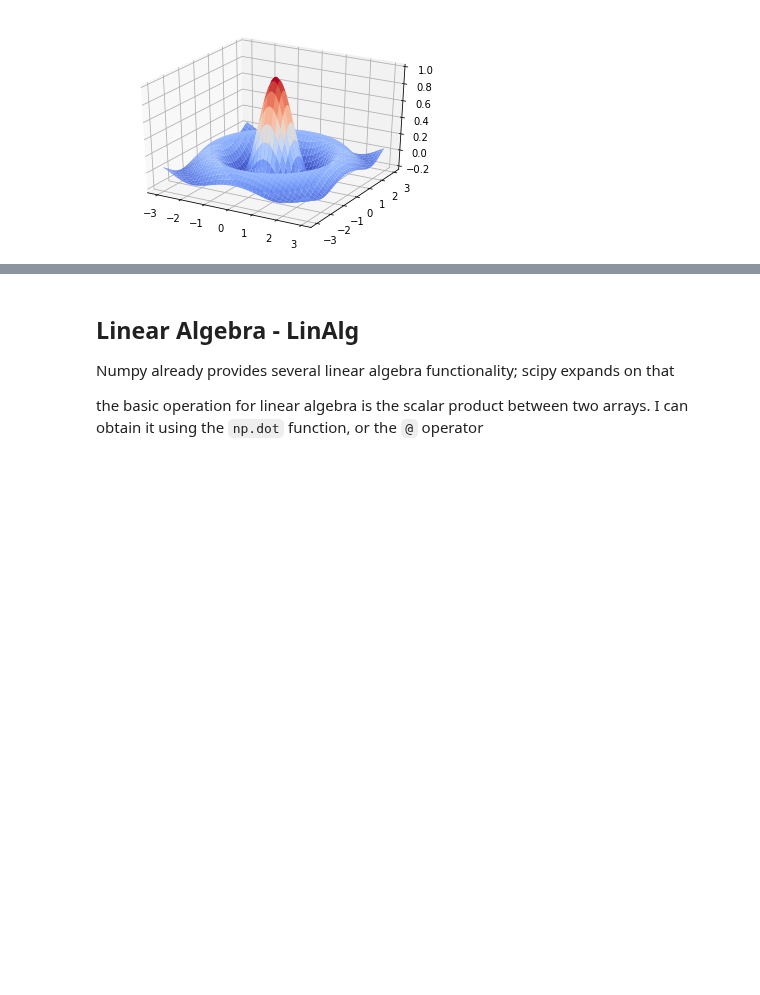
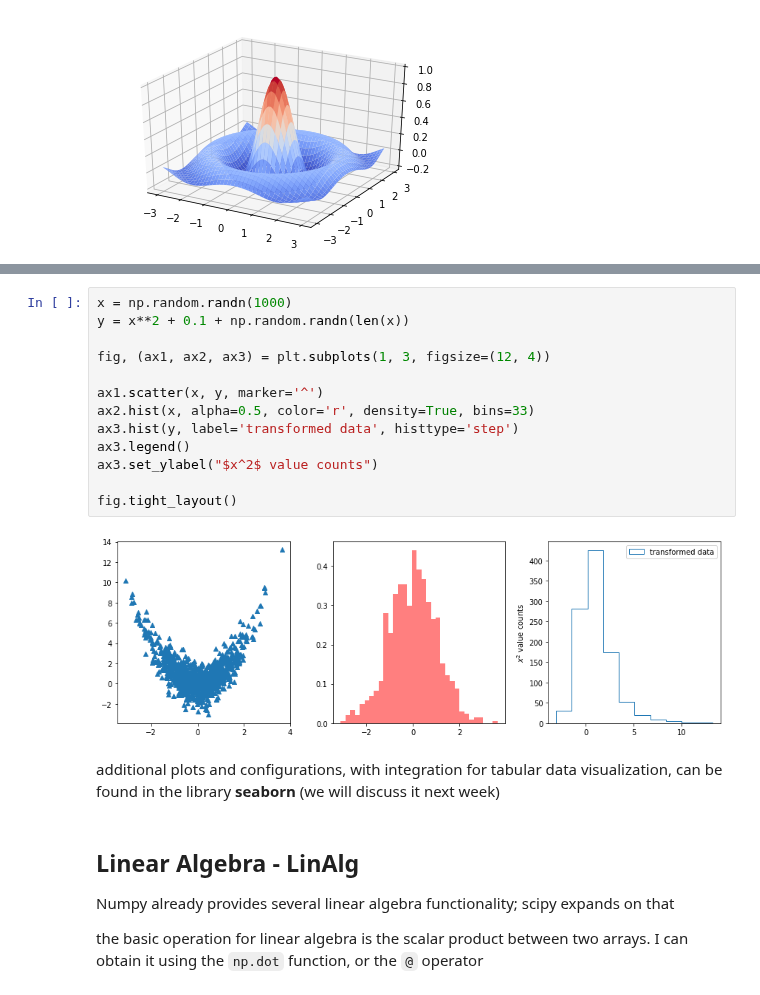
Before and after one commit to UniboDIFABiophysics/programmingCourseDIFA, a Jupyter notebook: Lesson_07_Scientific_computation_libraries.ipynb, the cells around one changed output, grey strips where cells are left out. Saved outputs shown, nothing was run; the diff lists cells and outputs as text; blank space fills up the shorter version.

```diff
--- a/Lesson_07_Scientific_computation_libraries.ipynb
+++ b/Lesson_07_Scientific_computation_libraries.ipynb
@@ -96,3 +114,20 @@ surf = ax.plot_surface(X, Y, S, cmap=cm.coolwarm)
+# %%
+x = np.random.randn(1000)
+y = x**2 + 0.1 + np.random.randn(len(x))
+
+fig, (ax1, ax2, ax3) = plt.subplots(1, 3, figsize=(12, 4))
+
+ax1.scatter(x, y, marker='^')
+ax2.hist(x, alpha=0.5, color='r', density=True, bins=33)
+ax3.hist(y, label='transformed data', histtype='step')
+ax3.legend()
+ax3.set_ylabel("$x^2$ value counts")
+
+fig.tight_layout()
+# %% [output]
+[figure, added]
+# %% [markdown]
+additional plots and configurations, with integration for tabular data visualization, can be found in the library **seaborn** (we will discuss it next week)
 # %% [markdown]
 ## Linear Algebra - LinAlg
 
```
Also changed, not shown: parts of 19 cells of this notebook.
